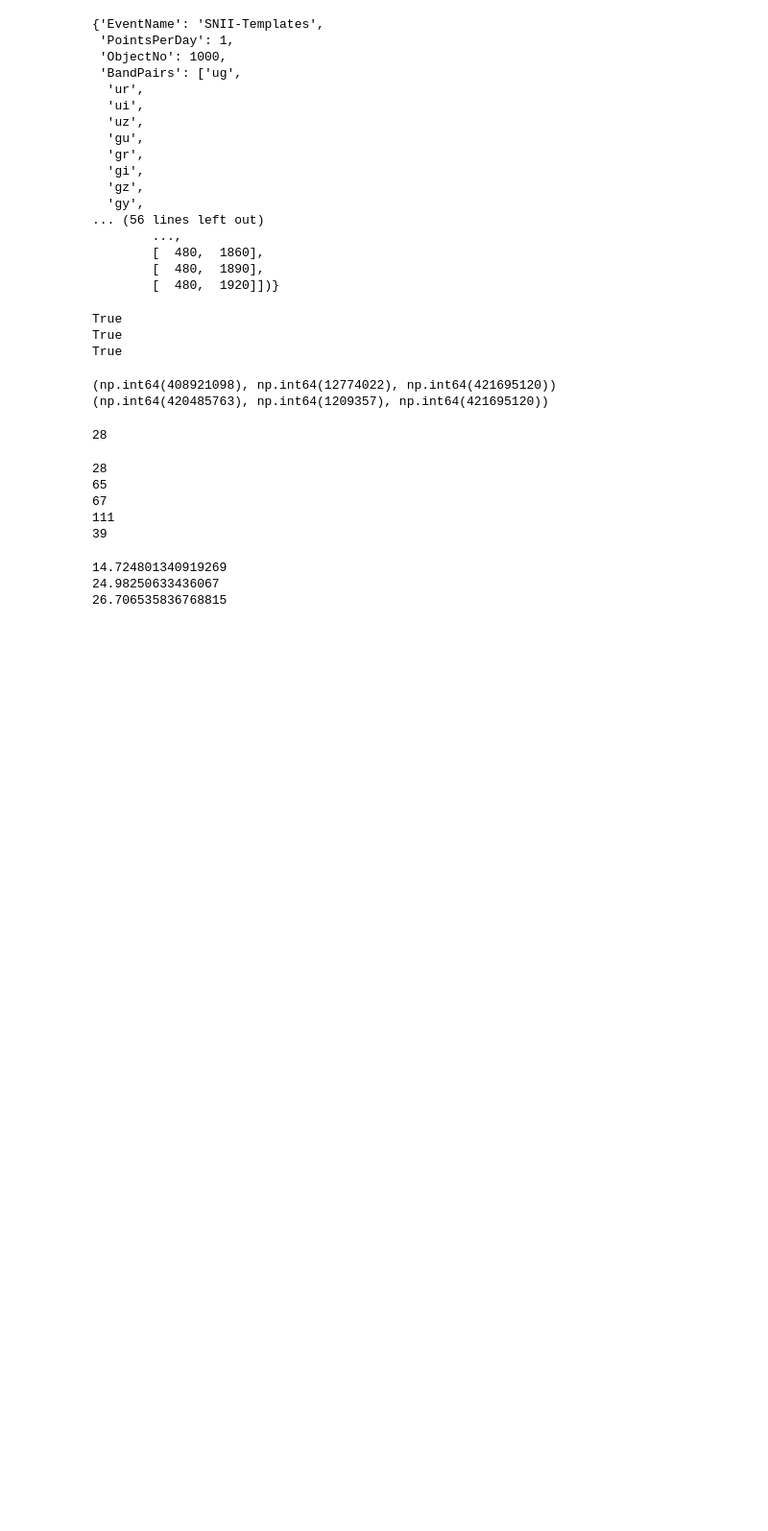
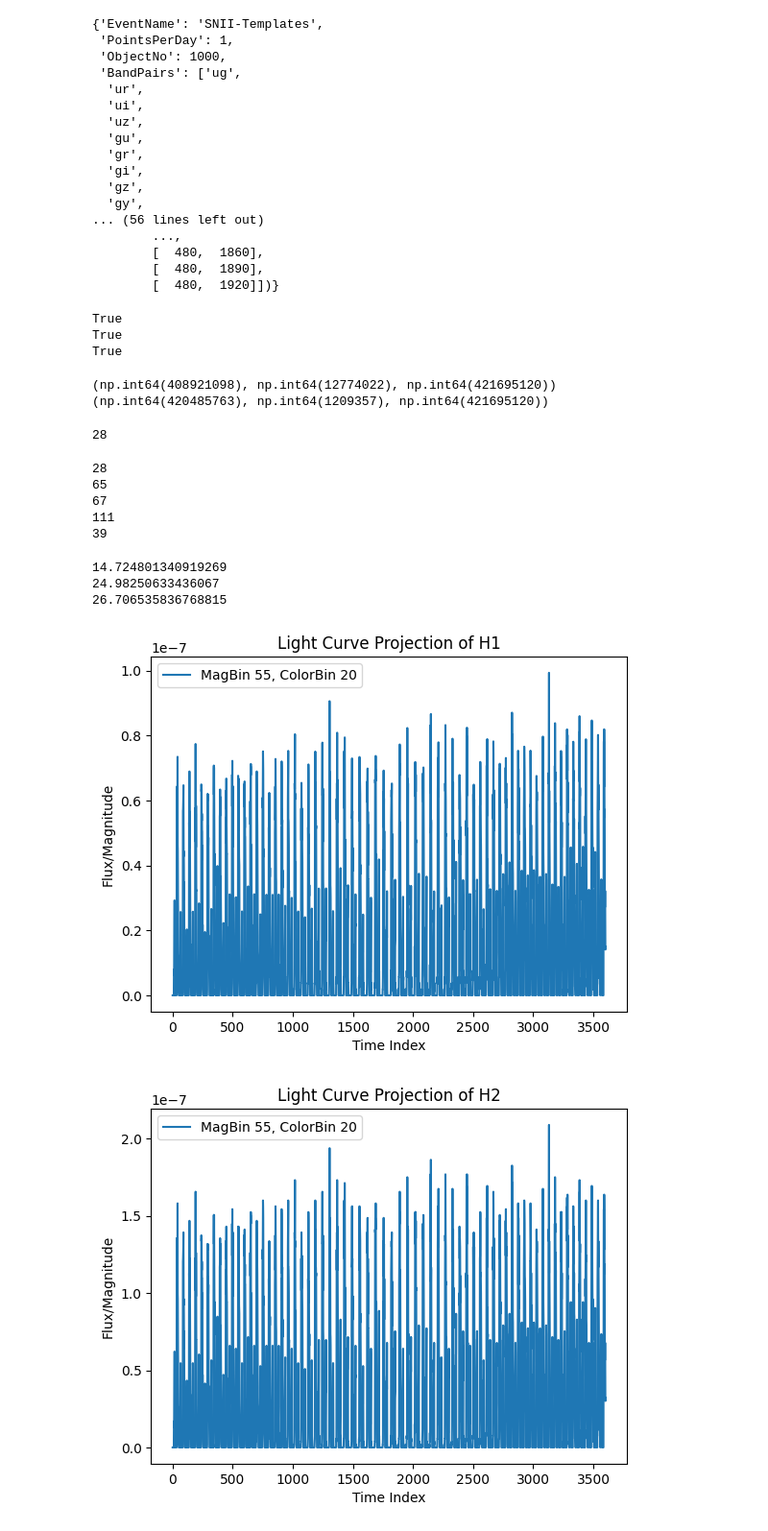
Before and after one commit to Rachel-0420/Cross-Entropy-Fast-Transient, a Jupyter notebook: cross_entropy_btw_supernovae.ipynb, the cells around one changed output. Shown: that part at 96% size. Drawn from its saved outputs; the diff is of its cells as text; code cells hidden in the pictures; blank space fills up the shorter version.

Commit message:
Several projections of the cross entropy are plotted.

```diff
--- a/cross_entropy_btw_supernovae.ipynb
+++ b/cross_entropy_btw_supernovae.ipynb
@@ -221,3 +221,40 @@ print(np.sum(H3))
 14.724801340919269
 24.98250633436067
 26.706535836768815
+# %%
+# Selecting a single event (first event)
+event_idx = 0
+time_axis = np.arange(3603)  # Assuming time pairs index
+
+# Choose a fixed magnitude and color bin
+mag_idx = 55  # Arbitrary bin index
+color_idx = 20  # Arbitrary bin index
+
+# Extract and plot the time evolution of this bin
+light_curve_1 = H1[event_idx, :, mag_idx, color_idx]
+light_curve_2 = H2[event_idx, :, mag_idx, color_idx]
+light_curve_3 = H3[event_idx, :, mag_idx, color_idx]
+
+plt.plot(time_axis, light_curve_1, label=f"MagBin {mag_idx}, ColorBin {color_idx}")
+plt.xlabel("Time Index")
+plt.ylabel("Flux/Magnitude")
+plt.title("Light Curve Projection of H1")
+plt.legend()
+plt.show()
+
+plt.plot(time_axis, light_curve_2, label=f"MagBin {mag_idx}, ColorBin {color_idx}")
+plt.xlabel("Time Index")
+plt.ylabel("Flux/Magnitude")
+plt.title("Light Curve Projection of H2")
+plt.legend()
+plt.show()
+
+plt.plot(time_axis, light_curve_3, label=f"MagBin {mag_idx}, ColorBin {color_idx}")
+plt.xlabel("Time Index")
+plt.ylabel("Flux/Magnitude")
+plt.title("Light Curve Projection of H3")
+plt.legend()
+plt.show()
+# %% [output]
+[figure, added]
+[figure, added]
```
Also changed, not shown: parts of 7 cells of this notebook.
